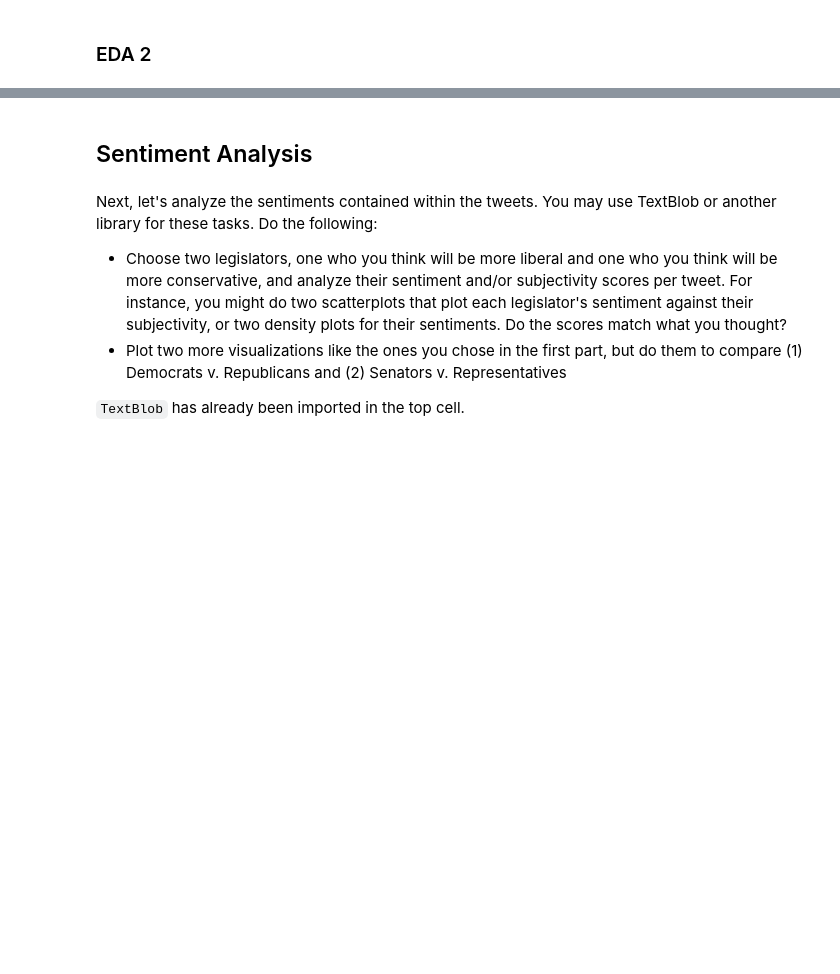
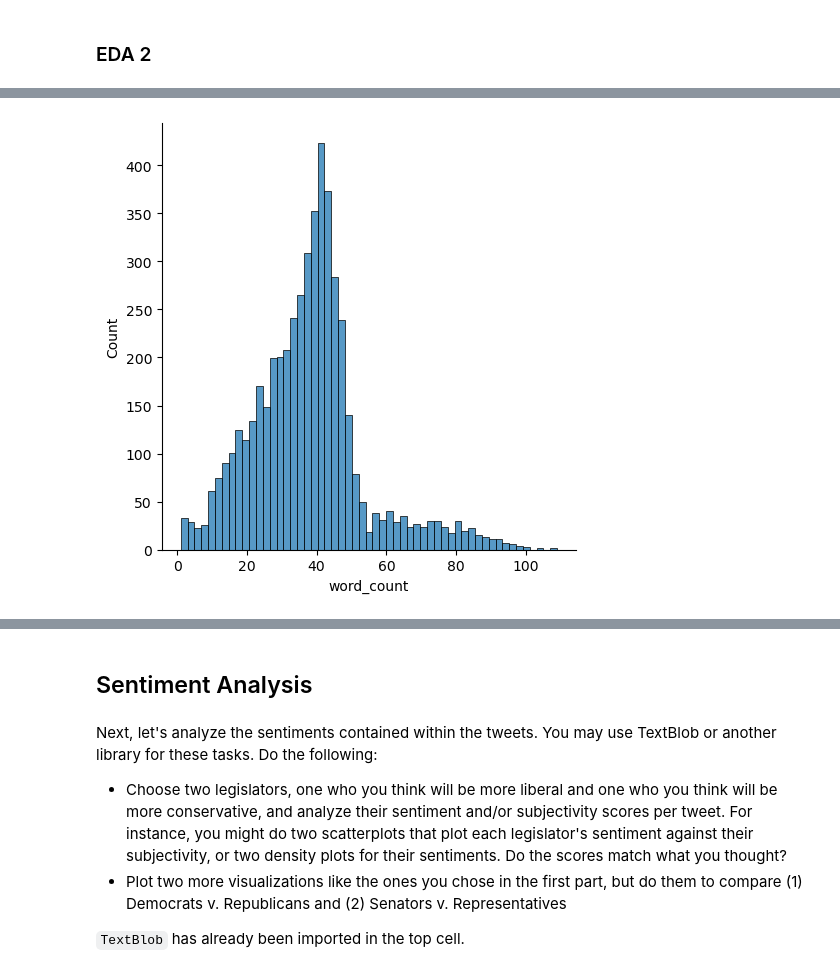
Before and after one commit to cindyalvar/Computational-Social-Science-Projects, a Jupyter notebook: Project 5/Project 5 Cindy_Alvarez.ipynb, the cells around one changed output, grey strips where cells are left out. Drawn from its saved outputs; the diff is of its cells as text; code cells hidden in the pictures; blank space fills up the shorter version.

```diff
--- a/Project 5/Project 5 Cindy_Alvarez.ipynb
+++ b/Project 5/Project 5 Cindy_Alvarez.ipynb
@@ -207,0 +257,7 @@ Ellipsis
+# %%
+# create histogram of general word count
+sns.displot(congress_tweets_sample, # specify data
+            x="word_count")         # x-axis feature
+plt.show()
+# %% [output]
+[figure, added]
```
Also changed, not shown: parts of 27 cells of this notebook.
